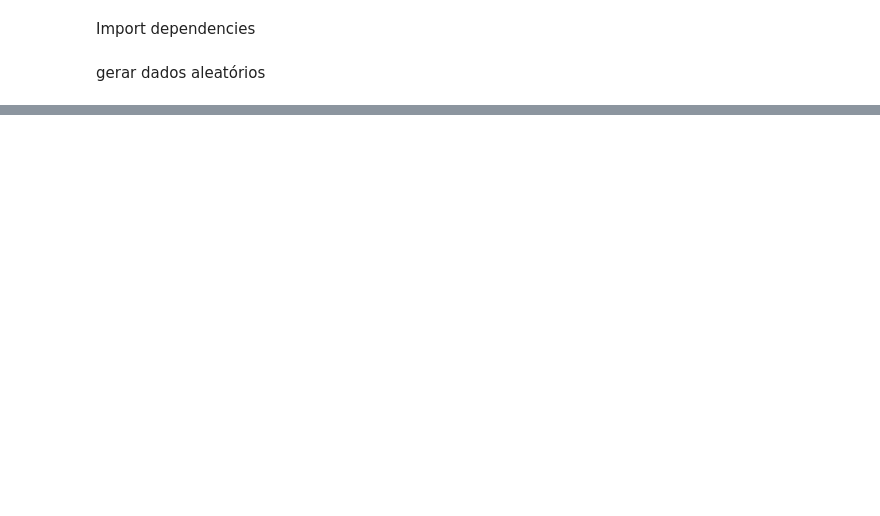
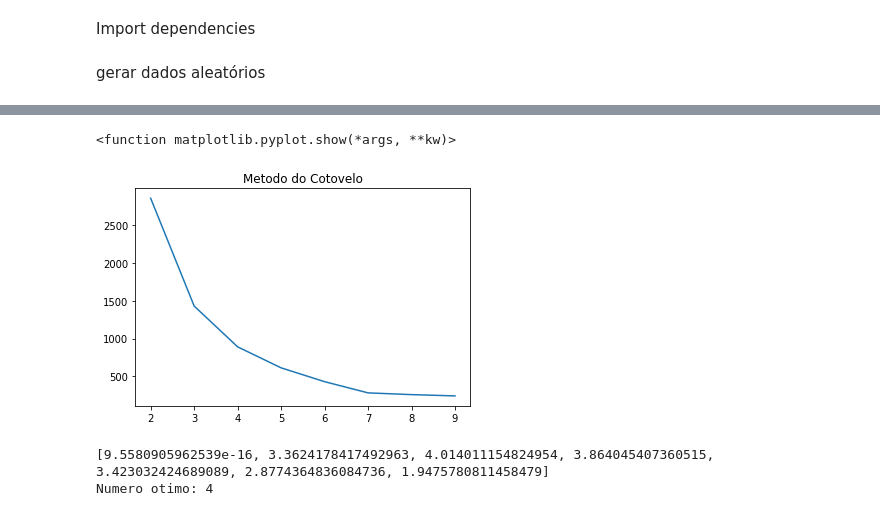
Before and after one commit to macegosso/py-clustering, a Jupyter notebook: clusterização.ipynb, the cells around one changed output, grey strips where cells are left out. Saved outputs shown, nothing was run; the diff lists cells and outputs as text; code cells hidden in the pictures; blank space fills up the shorter version.

```diff
--- a/clusterização.ipynb
+++ b/clusterização.ipynb
@@ -37,0 +34,36 @@ plt.scatter(x[:,0], x[:,1])
+# %%
+wcss=[]
+for i in range(2,10):
+  kmeans = KMeans(n_clusters=i, init="k-means++", n_init=10, max_iter=n_samples, random_state=0)
+  pred = kmeans.fit(x)
+  wcss.append(kmeans.inertia_)
+# %%
+plt.plot(range(2, 10), wcss)
+plt.title('Metodo do Cotovelo')
+plt.show
+# %% [output]
+<function matplotlib.pyplot.show(*args, **kw)>
+[figure, added]
+# %%
+import math
+def numero_orimo_cluster(wcss, cluster_final):
+  x0, y0 = 2, wcss[0]
+  x1, y1 = cluster_final, wcss[len(wcss)-1]
+
+  distancia = []
+  for i in range(len(wcss)-1):
+    x = i+2
+    y = wcss[i]
+
+    num = abs((y1-y0)*x - (x1-x0)*y + x1*y0 - y1*x0)
+    den = math.sqrt((y1-y0)**2 + (x1 - x0)**2)
+
+    distancia.append(num/den)
+  print(distancia)
+  return distancia.index(max(distancia))+2
+
+
+print(f'Numero otimo: {numero_orimo_cluster(wcss, 10)}')
+# %% [output]
+[9.5580905962539e-16, 3.3624178417492963, 4.014011154824954, 3.864045407360515, 3.423032424689089, 2.8774364836084736, 1.9475780811458479]
+Numero otimo: 4
```
Also changed, not shown: parts of 6 cells of this notebook.
